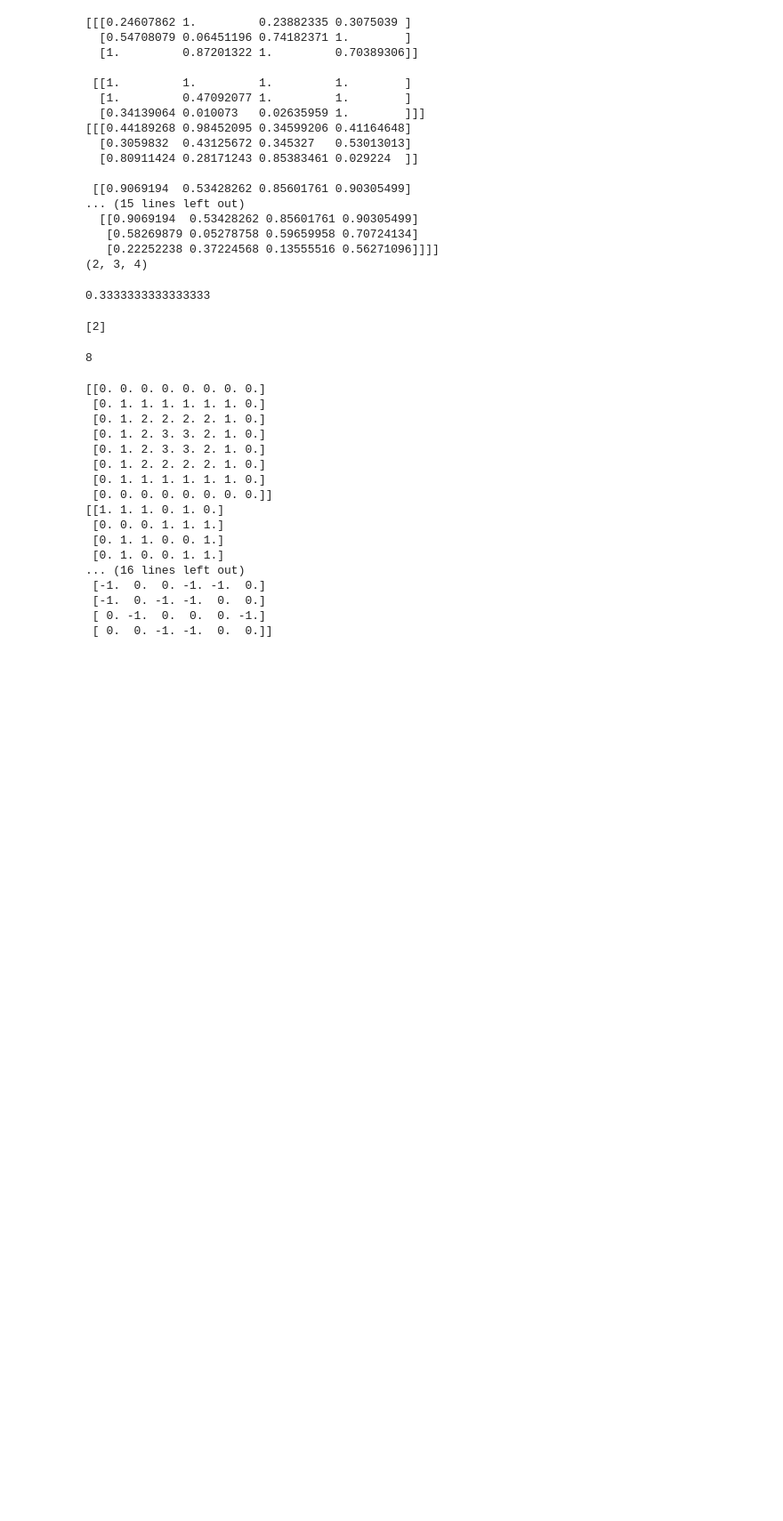
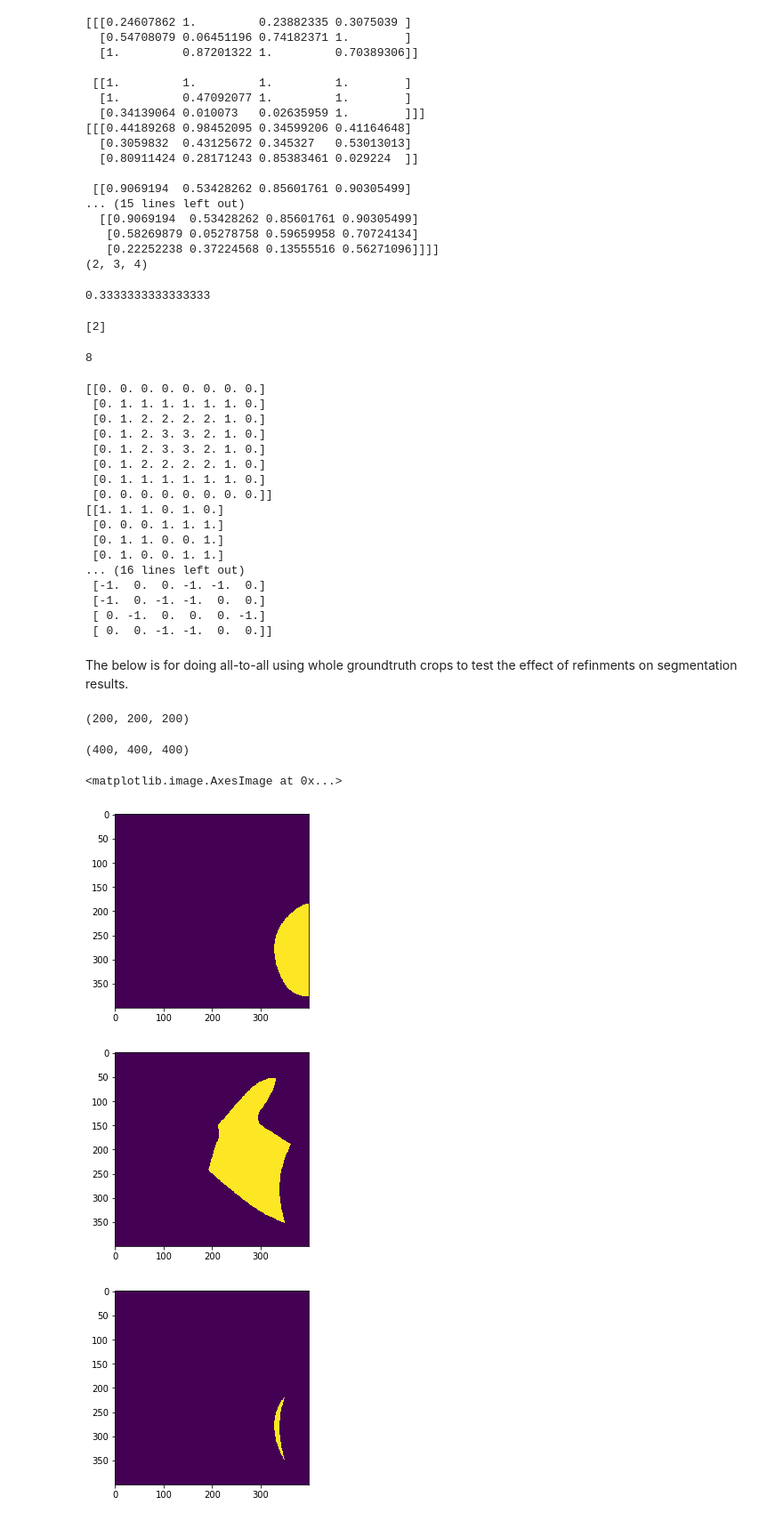
Before and after one commit to davidackerman/CNNectome, a Jupyter notebook: test.ipynb, the cells around one changed output. Shown: that part at 89% size. Cells and saved outputs as stored; diff of their text form; code cells hidden in the pictures; blank space fills up the shorter version.

Commit message:
updates for all-to-all with ground truth refinements

```diff
--- a/test.ipynb
+++ b/test.ipynb
@@ -154,9 +155,9 @@ results_dict = {
         },
         'crops':{
             'group1_08':
-                 {'x': np.array([0,800]),
-                 'y': np.array([0,800]),
-                 'z': np.array([0,800]),
+                 {'x': np.array([0,400]),
+                 'y': np.array([0,400]),
+                 'z': np.array([0,400]),
                  }
         }
     },
@@ -172,9 +173,9 @@ results_dict = {
         },
         'crops':{
             'group1_10':
-                 {'x': np.array([0,800]),
-                 'y': np.array([0,800]),
-                 'z': np.array([0,800]),
+                 {'x': np.array([0,400]),
+                 'y': np.array([0,400]),
+                 'z': np.array([0,400]),
                  }
         }
     }
@@ -294,7 +295,7 @@ with open("MaskingInformationAmiraCoordinates.csv", newline='') as csvfile:
                         test_image_binary = test_image==organelle_label
 
                     metric_params={'tol_distance':40,'clip_distance': 200,'threshold': 127}
-                    evaluator = Evaluator(gt_binary, test_image_binary, not gt_binary.any, not test_image_binary.any, metric_params, resolution=resolution)
+                    evaluator = Evaluator(gt_binary, test_image_binary, not gt_binary.any(), not test_image_binary.any(), metric_params, resolution=resolution)
                     #f, axarr = plt.subplots(1,2)
                     #axarr[0].imshow(gt_binary[:,:,10])
                     #axarr[1].imshow(test_image_binary[:,:,10])
@@ -991,3 +992,12 @@ b = np.zeros((im.shape[0]+2,im.shape[1]+2, im.shape[2]+2))
 d = distance_transform_edt(b)
 d=d[1:-1,1:-1, 1:-1]
 valid = np.abs(distance(im))<=d
+# %% [markdown]
+The below is for doing all-to-all using whole groundtruth crops to test the effect of refinments on segmentation results.
+# %%
+with h5py.File("/groups/cosem/cosem/annotations/bigcat/jrc_mus-liver_crop132_nucleus001/jrc_mus_liver_crop132_final_labels_712x712x712+3066+5460+4187.h5", "r") as f:
+    im = f['volumes']['labels']['gt'][:]
+
+print(im.shape)
+# %% [output]
+(200, 200, 200)
@@ -993,0 +1047,23 @@ valid = np.abs(distance(im))<=d
+# %%
+with h5py.File("/groups/cosem/cosem/annotations/amira/jrc_mus-liver/crop133/jrc_mus-liver_Crop133_PM003.h5", "r") as f:
+    im = f['volumes']['labels']['gt'][:]
+print(im.shape)
+# %% [output]
+(400, 400, 400)
+# %%
+#im = zarr.load('/groups/cosem/cosem/ackermand/annotation_and_analytics/n5s/group1/group1_01.n5')["1a"]
+with h5py.File("/groups/cosem/cosem/annotations/amira/jrc_mus-liver/crop133/jrc_mus-liver_Crop133_PM003.h5", "r") as f:
+    im = f['volumes']['labels']['gt'][:]
+# im = ((im==3) | (im==4) | (im==5))
+# plt.figure(); plt.imshow(im[:,:,100])
+im_smoothed, mask = get_mask(im, annotation_resolution=4)
+z=150
+plt.figure(); plt.imshow(im_smoothed[:,:,z])
+plt.figure(); plt.imshow(mask[:,:,z])
+im_smoothed[~mask]=0
+plt.figure(); plt.imshow(im_smoothed[:,:,z])
+# %% [output]
+<matplotlib.image.AxesImage at 0x...>
+[figure, added]
+[figure, added]
+[figure, added]
```
Also changed, not shown: parts of 17 cells of this notebook.
